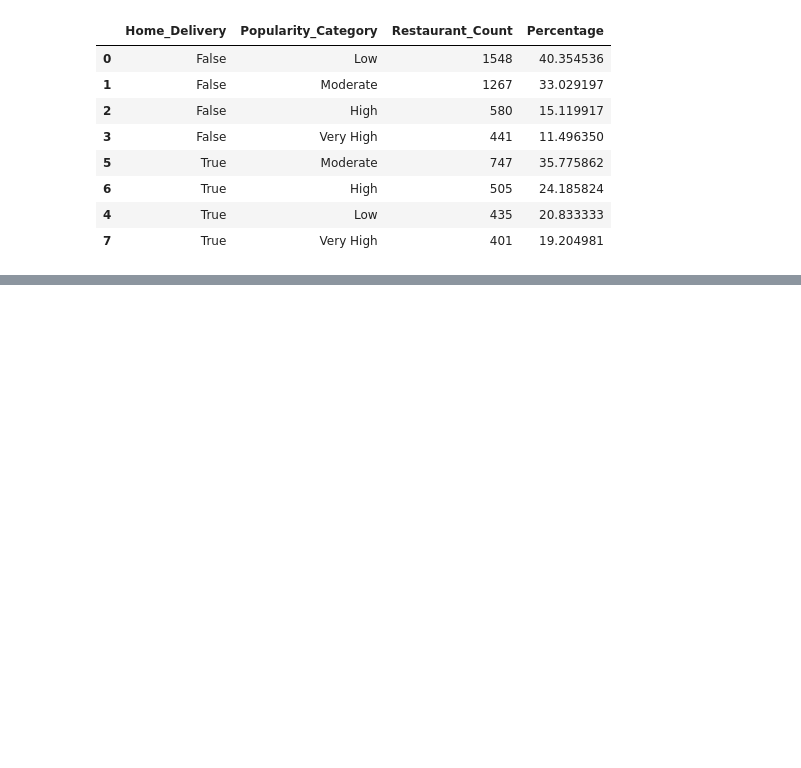
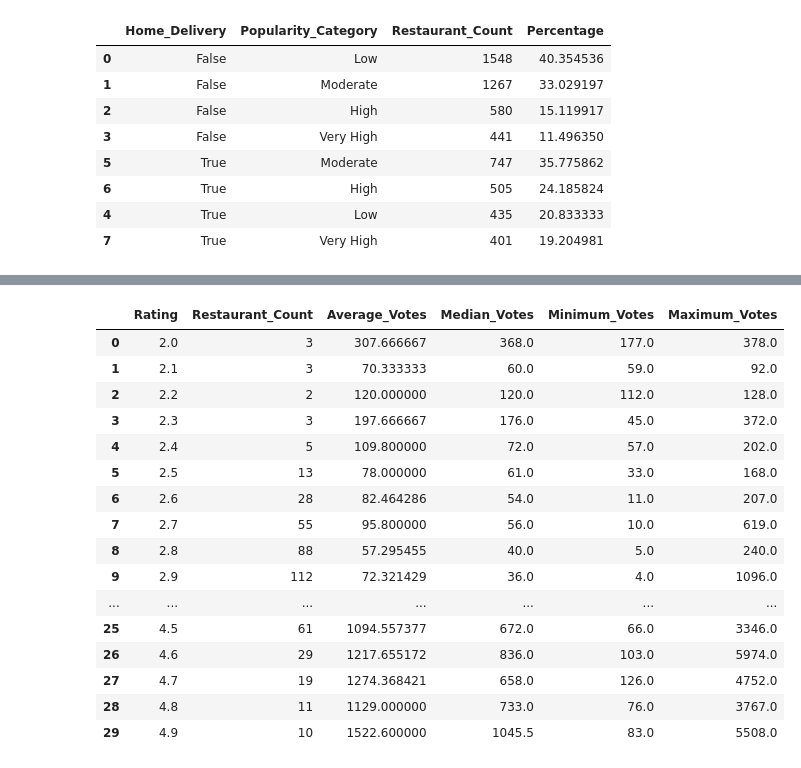
Before and after one commit to devika0624/mumbai-mmr-restaurant-market-intelligence, a Jupyter notebook: notebooks/02_mumbai_dataset_audit.ipynb, the cells around one changed output, grey strips where cells are left out. Drawn from its saved outputs; the diff is of its cells as text; code cells hidden in the pictures; blank space fills up the shorter version.

Commit message:
feat: add city-level restaurant market analysis

```diff
--- a/notebooks/02_mumbai_dataset_audit.ipynb
+++ b/notebooks/02_mumbai_dataset_audit.ipynb
@@ -2111,3 +2111,41 @@ home_delivery_feature_count
 |  | Home_Delivery | Restaurant_Count | Average_Feature_Count | Median_Feature_Count | Minimum_Feature_Count | ... |
 | 0 | False | 3836 | 1.051616 | 1.0 | 1 | ... |
 | 1 | True | 2088 | 1.071360 | 1.0 | 1 | ... |
+# %%
+# 11. Rating vs votes
+
+rating_vs_votes = (
+    df_clean[
+        df_clean["Rating"].notna() &
+        df_clean["Votes"].notna()
+    ]
+    .groupby("Rating")
+    .agg(
+        Restaurant_Count=("Restaurant_Name", "count"),
+        Average_Votes=("Votes", "mean"),
+        Median_Votes=("Votes", "median"),
+        Minimum_Votes=("Votes", "min"),
+        Maximum_Votes=("Votes", "max")
+    )
+    .reset_index()
+)
+
+rating_vs_votes
+# %% [output]
+|  | Rating | Restaurant_Count | Average_Votes | Median_Votes | Minimum_Votes | Maximum_Votes |
+| 0 | 2.0 | 3 | 307.666667 | 368.0 | 177.0 | 378.0 |
+| 1 | 2.1 | 3 | 70.333333 | 60.0 | 59.0 | 92.0 |
+| 2 | 2.2 | 2 | 120.000000 | 120.0 | 112.0 | 128.0 |
+| 3 | 2.3 | 3 | 197.666667 | 176.0 | 45.0 | 372.0 |
+| 4 | 2.4 | 5 | 109.800000 | 72.0 | 57.0 | 202.0 |
+| 5 | 2.5 | 13 | 78.000000 | 61.0 | 33.0 | 168.0 |
+| 6 | 2.6 | 28 | 82.464286 | 54.0 | 11.0 | 207.0 |
+| 7 | 2.7 | 55 | 95.800000 | 56.0 | 10.0 | 619.0 |
+| 8 | 2.8 | 88 | 57.295455 | 40.0 | 5.0 | 240.0 |
+| 9 | 2.9 | 112 | 72.321429 | 36.0 | 4.0 | 1096.0 |
+| ... | ... | ... | ... | ... | ... | ... |
+| 25 | 4.5 | 61 | 1094.557377 | 672.0 | 66.0 | 3346.0 |
+| 26 | 4.6 | 29 | 1217.655172 | 836.0 | 103.0 | 5974.0 |
+| 27 | 4.7 | 19 | 1274.368421 | 658.0 | 126.0 | 4752.0 |
+| 28 | 4.8 | 11 | 1129.000000 | 733.0 | 76.0 | 3767.0 |
+| 29 | 4.9 | 10 | 1522.600000 | 1045.5 | 83.0 | 5508.0 |
```
Also changed, not shown: parts of 17 cells of this notebook.
